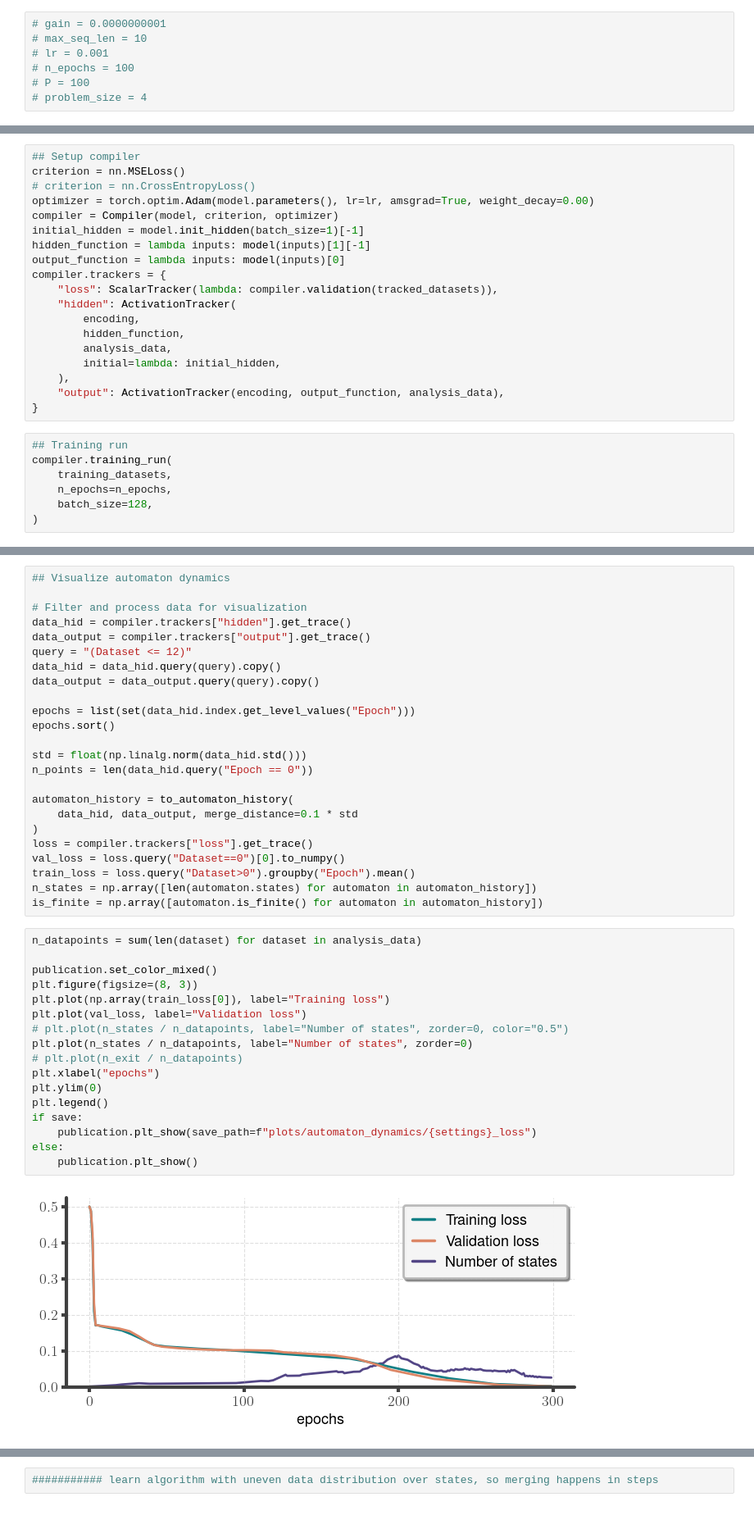
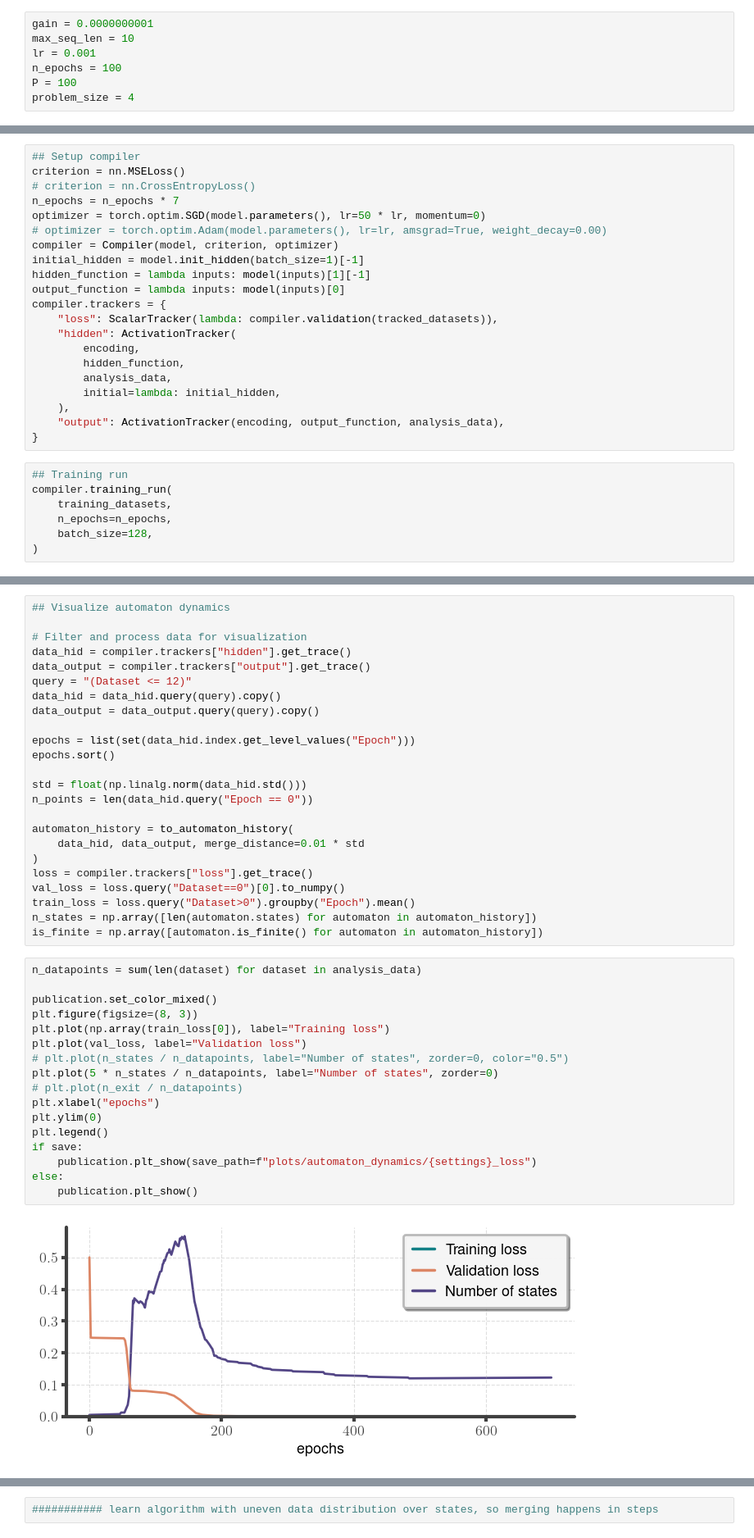
Before and after one commit to loekvanrossem/rnn_structure, a Jupyter notebook: parity/random.ipynb, the cells around one changed output, grey strips where cells are left out. Shown: that part at 82% size. Drawn from its saved outputs; the diff is of its cells as text.

Commit message:
Added number of mergers during training experiment

```diff
--- a/parity/random.ipynb
+++ b/parity/random.ipynb
@@ -63,12 +62,12 @@ n_epochs = 300
 P = 100
 problem_size = 5
 # %%
-# gain = 0.0000000001
-# max_seq_len = 10
-# lr = 0.001
-# n_epochs = 100
-# P = 100
-# problem_size = 4
+gain = 0.0000000001
+max_seq_len = 10
+lr = 0.001
+n_epochs = 100
+P = 100
+problem_size = 4
 # %%
 ## Generate data
 
@@ -119,7 +116,9 @@ model = Model(
 ## Setup compiler
 criterion = nn.MSELoss()
 # criterion = nn.CrossEntropyLoss()
-optimizer = torch.optim.Adam(model.parameters(), lr=lr, amsgrad=True, weight_decay=0.00)
+n_epochs = n_epochs * 7
+optimizer = torch.optim.SGD(model.parameters(), lr=50 * lr, momentum=0)
+# optimizer = torch.optim.Adam(model.parameters(), lr=lr, amsgrad=True, weight_decay=0.00)
 compiler = Compiler(model, criterion, optimizer)
 initial_hidden = model.init_hidden(batch_size=1)[-1]
 hidden_function = lambda inputs: model(inputs)[1][-1]
@@ -205,7 +197,7 @@ std = float(np.linalg.norm(data_hid.std()))
 n_points = len(data_hid.query("Epoch == 0"))
 
 automaton_history = to_automaton_history(
-    data_hid, data_output, merge_distance=0.1 * std
+    data_hid, data_output, merge_distance=0.01 * std
 )
 loss = compiler.trackers["loss"].get_trace()
 val_loss = loss.query("Dataset==0")[0].to_numpy()
@@ -215,22 +207,22 @@ is_finite = np.array([automaton.is_finite() for automaton in automaton_history])
 # %%
 n_datapoints = sum(len(dataset) for dataset in analysis_data)
 
 publication.set_color_mixed()
 plt.figure(figsize=(8, 3))
 plt.plot(np.array(train_loss[0]), label="Training loss")
 plt.plot(val_loss, label="Validation loss")
 # plt.plot(n_states / n_datapoints, label="Number of states", zorder=0, color="0.5")
-plt.plot(n_states / n_datapoints, label="Number of states", zorder=0)
+plt.plot(5 * n_states / n_datapoints, label="Number of states", zorder=0)
 # plt.plot(n_exit / n_datapoints)
 plt.xlabel("epochs")
 plt.ylim(0)
 plt.legend()
 if save:
     publication.plt_show(save_path=f"plots/automaton_dynamics/{settings}_loss")
 else:
     publication.plt_show()
 # %% [output]
-[figure, old version]
+[figure, new version]
 # %%
 import scipy
 
```
Also changed, not shown: parts of 18 cells of this notebook.
